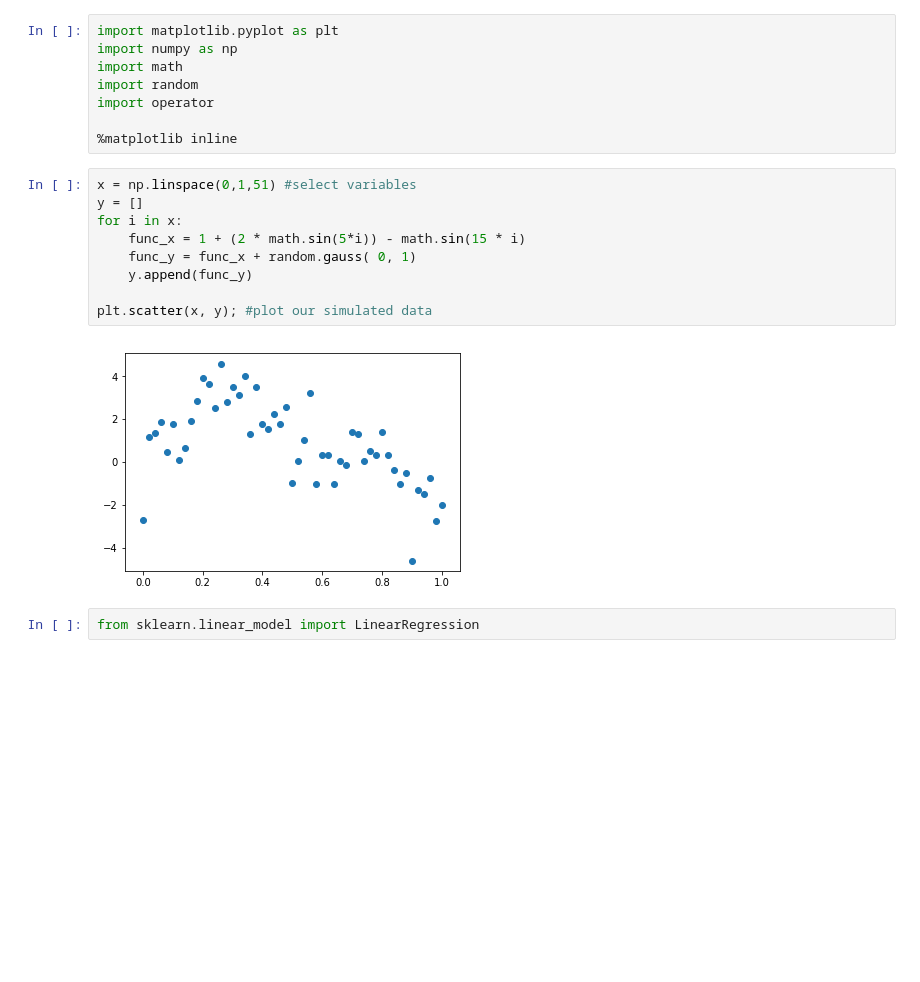
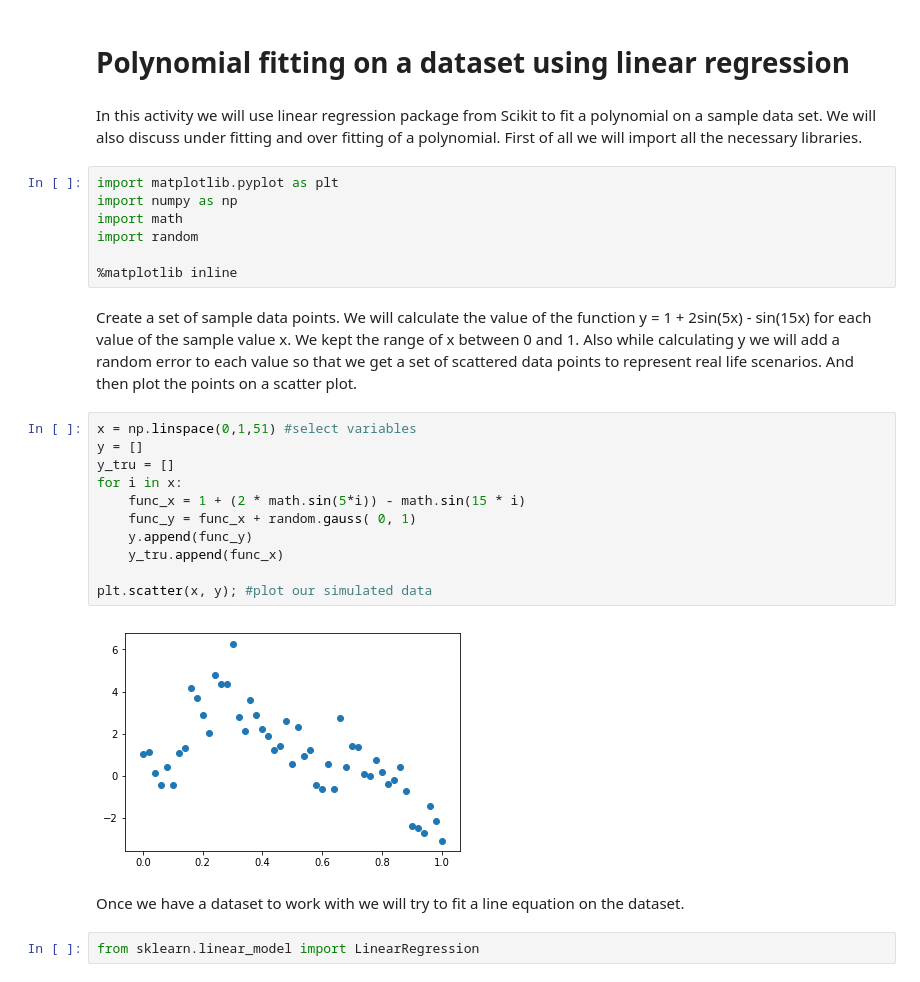
Before and after one commit to HSSangha/ABE_516x_Linear_regression, a Jupyter notebook: Linear_regression_with_sample_data.ipynb, the cells around one changed output. Drawn from its saved outputs; the diff is of its cells as text; blank space fills up the shorter version.

```diff
--- a/Linear_regression_with_sample_data.ipynb
+++ b/Linear_regression_with_sample_data.ipynb
@@ -1,22 +1,31 @@
+# %% [markdown]
+# Polynomial fitting on a dataset using linear regression
+# %% [markdown]
+In this activity we will use linear regression package from Scikit to fit a polynomial on a sample data set. We will also discuss under fitting and over fitting of a polynomial. First of all we will import all the necessary libraries.
 # %%
 import matplotlib.pyplot as plt
 import numpy as np
 import math
 import random
-import operator
 
 %matplotlib inline
+# %% [markdown]
+Create a set of sample data points. We will calculate the value of the function y = 1 + 2sin(5x) - sin(15x) for each value of the sample value x. We kept the range of x between 0 and 1. Also while calculating y we will add a random error to each value so that we get a set of scattered data points to represent real life scenarios. And then plot the points on a scatter plot.
 # %%
 x = np.linspace(0,1,51) #select variables
 y = []
+y_tru = []
 for i in x:
     func_x = 1 + (2 * math.sin(5*i)) - math.sin(15 * i)
     func_y = func_x + random.gauss( 0, 1)
     y.append(func_y)
+    y_tru.append(func_x)
 
 plt.scatter(x, y); #plot our simulated data
 # %% [output]
-[figure, old version]
+[figure, new version]
+# %% [markdown]
+Once we have a dataset to work with we will try to fit a line equation on the dataset.
 # %%
 from sklearn.linear_model import LinearRegression
 # %%
```
Also changed, not shown: parts of 13 cells of this notebook.
